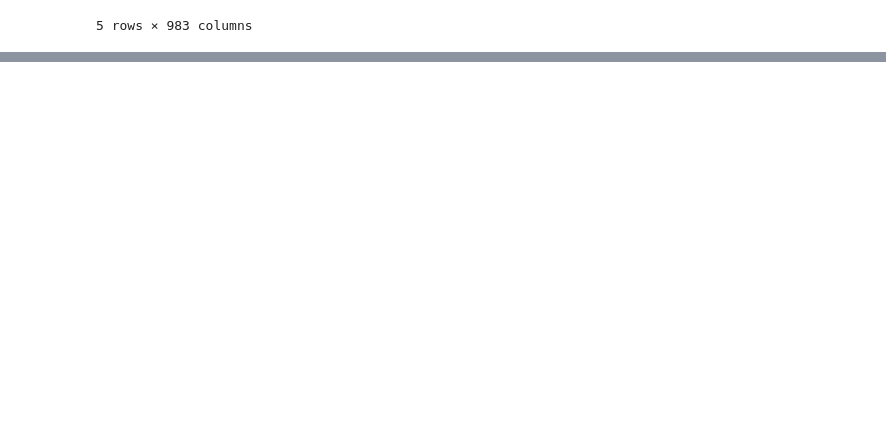
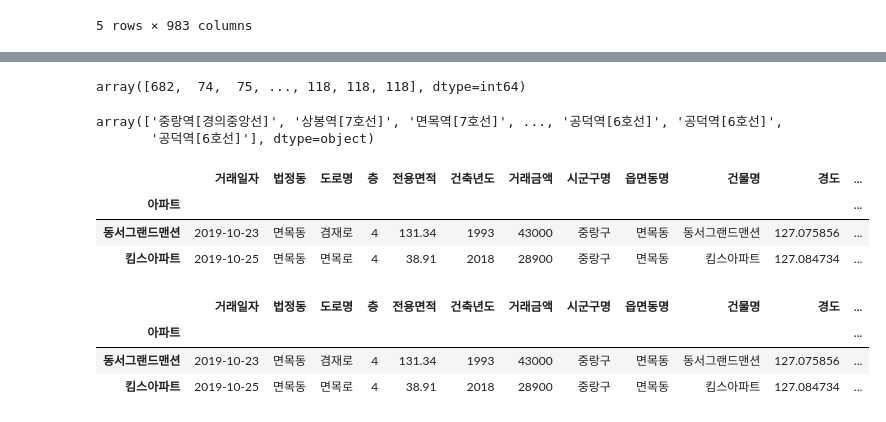
Before and after one commit to gherwt/TIL, a Jupyter notebook: kDT30/DATA ANALIYSIS/강의 자료 정리/머신러닝 전처리/01_거리기반의 데이터 병합.ipynb, the cells around one changed output, grey strips where cells are left out. Saved outputs shown, nothing was run; the diff lists cells and outputs as text; code cells hidden in the pictures; blank space fills up the shorter version.

```diff
--- a/kDT30/DATA ANALIYSIS/강의 자료 정리/머신러닝 전처리/01_거리기반의 데이터 병합.ipynb
+++ b/kDT30/DATA ANALIYSIS/강의 자료 정리/머신러닝 전처리/01_거리기반의 데이터 병합.ipynb
@@ -197,3 +201,9 @@ df_test.head()
 5 rows × 983 columns
 # %%
 df_test.to_csv('./데이터/거리행렬.csv')
+# %%
+# df_test = pd.read_csv('./데이터/거리행렬.csv')
+# index 로 정의할 column 을 명시해서 읽어오기: index_col = 번호 index
+# 아파트명이 index 처리가 된다.
+df_test = pd.read_csv('./데이터/거리행렬.csv', index_col = 0)
+df_test.head(2)
@@ -206,0 +272,4 @@ df_test.to_csv('./데이터/거리행렬.csv')
+# %%
+df_arr = df_test.to_numpy() # np의 array 자료구조로 변환시켜주는 함수
+# df_arr
+dist_mat # 위에서부터 진행되어 왔기 때문에 array 가 저장되어 있다.
@@ -206,0 +307,30 @@ df_test.to_csv('./데이터/거리행렬.csv')
+# %%
+# pd.DataFrame(close_sub_index)[[0]] index 가 0인 값만 모아준 행렬
+close_sub_index = df_arr.argsort(axis = 1)[:,0]
+close_sub_index # 모든 아파트의 가장 가까운 역의 지하철역의 index만 모아서 반환
+# %% [output]
+array([682,  74,  75, ..., 118, 118, 118], dtype=int64)
+# %%
+df3.iloc[close_sub_index].index # 모든 아파트의 가장 가까운 지하철역 명, 인덱스 개체
+df3.iloc[close_sub_index].index.values # array 형태로 밀어서 만들어줘야 한다. value 만 추출해서 만들어주면 된다.
+# %% [output]
+array(['중랑역[경의중앙선]', '상봉역[7호선]', '면목역[7호선]', ..., '공덕역[6호선]', '공덕역[6호선]',
+       '공덕역[6호선]'], dtype=object)
+# %%
+# 아파트 및 주소 정보 df
+df['가까운역'] = df3.iloc[close_sub_index].index.values
+df.head(2)
+# %% [output]
+|  | 거래일자 | 법정동 | 도로명 | 층 | 전용면적 | 건축년도 | 거래금액 | 시군구명 | 읍면동명 | 건물명 | 경도 | ... |
+| 아파트 |  |  |  |  |  |  |  |  |  |  |  | ... |
+| 동서그랜드맨션 | 2019-10-23 | 면목동 | 겸재로 | 4 | 131.34 | 1993 | 43000 | 중랑구 | 면목동 | 동서그랜드맨션 | 127.075856 | ... |
+| 킴스아파트 | 2019-10-25 | 면목동 | 면목로 | 4 | 38.91 | 2018 | 28900 | 중랑구 | 면목동 | 킴스아파트 | 127.084734 | ... |
+# %%
+# 가장 가까운 역과의 거리
+df['가까운역과의 거리'] = pd.DataFrame(dist_mat).min(axis = 1).values
+df.head(2)
+# %% [output]
+|  | 거래일자 | 법정동 | 도로명 | 층 | 전용면적 | 건축년도 | 거래금액 | 시군구명 | 읍면동명 | 건물명 | 경도 | ... |
+| 아파트 |  |  |  |  |  |  |  |  |  |  |  | ... |
+| 동서그랜드맨션 | 2019-10-23 | 면목동 | 겸재로 | 4 | 131.34 | 1993 | 43000 | 중랑구 | 면목동 | 동서그랜드맨션 | 127.075856 | ... |
+| 킴스아파트 | 2019-10-25 | 면목동 | 면목로 | 4 | 38.91 | 2018 | 28900 | 중랑구 | 면목동 | 킴스아파트 | 127.084734 | ... |
```
Also changed, not shown: parts of 27 cells of this notebook, 2 other files.
